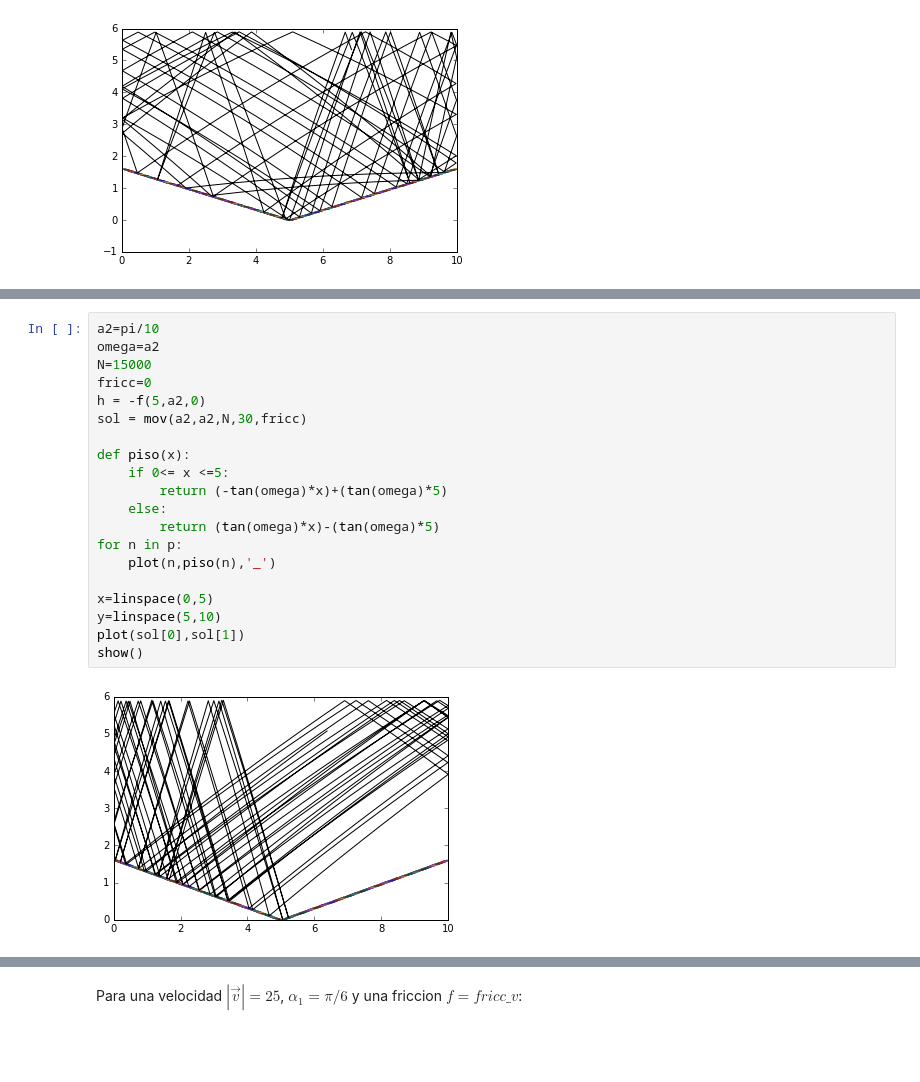
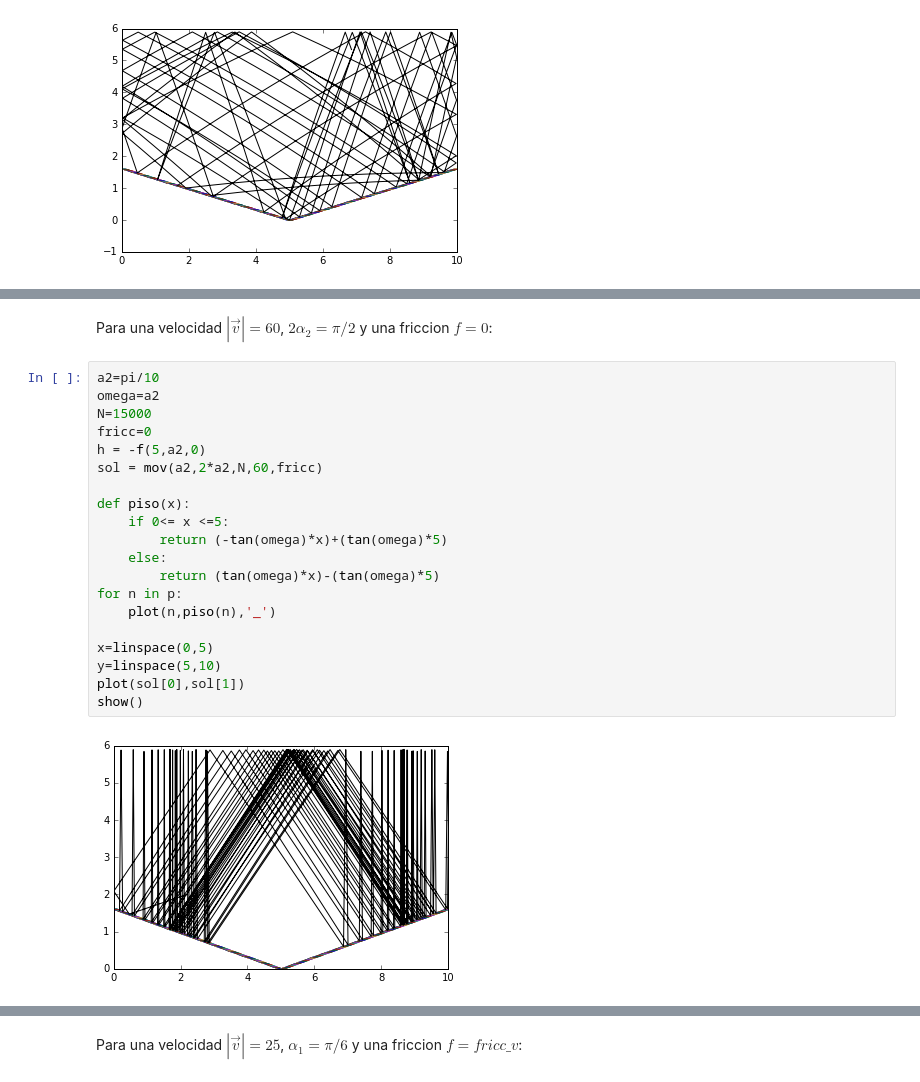
Before and after one commit to adriross/Tareas, a Jupyter notebook: TareaExamen1.ipynb, the cells around one changed output, grey strips where cells are left out. Drawn from its saved outputs; the diff is of its cells as text; blank space fills up the shorter version.

```diff
--- a/TareaExamen1.ipynb
+++ b/TareaExamen1.ipynb
@@ -854,23 +900,25 @@ Para una velocidad $|\vec{v}|=30$, $\alpha_2= \pi / 10$ y una friccion $f=0$:
+# %% [markdown]
+Para una velocidad $|\vec{v}|=60$, $2\alpha_2= \pi / 2$ y una friccion $f=0$:
 # %%
 a2=pi/10
 omega=a2
 N=15000
 fricc=0
 h = -f(5,a2,0)
-sol = mov(a2,a2,N,30,fricc)
+sol = mov(a2,2*a2,N,60,fricc)
 
 def piso(x):
     if 0<= x <=5:
         return (-tan(omega)*x)+(tan(omega)*5)
     else:
         return (tan(omega)*x)-(tan(omega)*5)
 for n in p:
     plot(n,piso(n),'_')
 
 x=linspace(0,5)
 y=linspace(5,10)
 plot(sol[0],sol[1])
 show()
 # %% [output]
-[figure, old version]
+[figure, new version]
 # %% [markdown]
```
Also changed, not shown: parts of 43 cells of this notebook.
